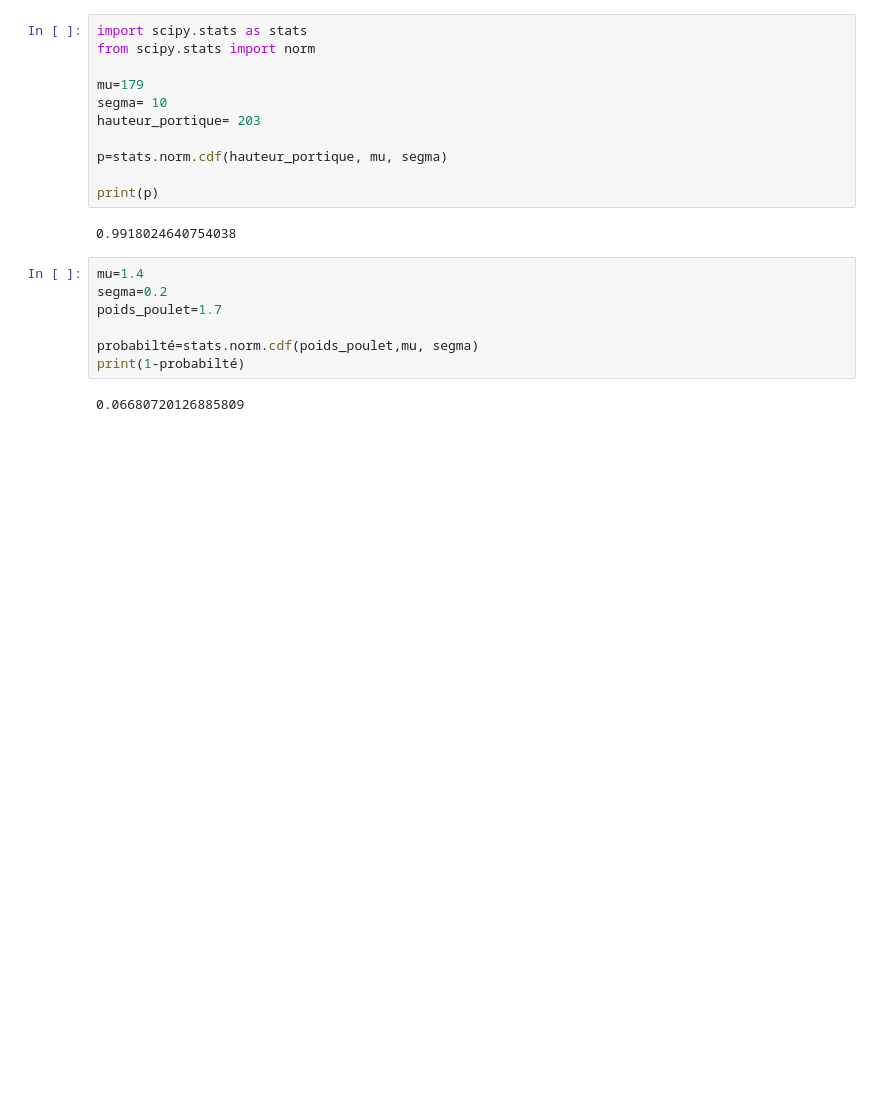
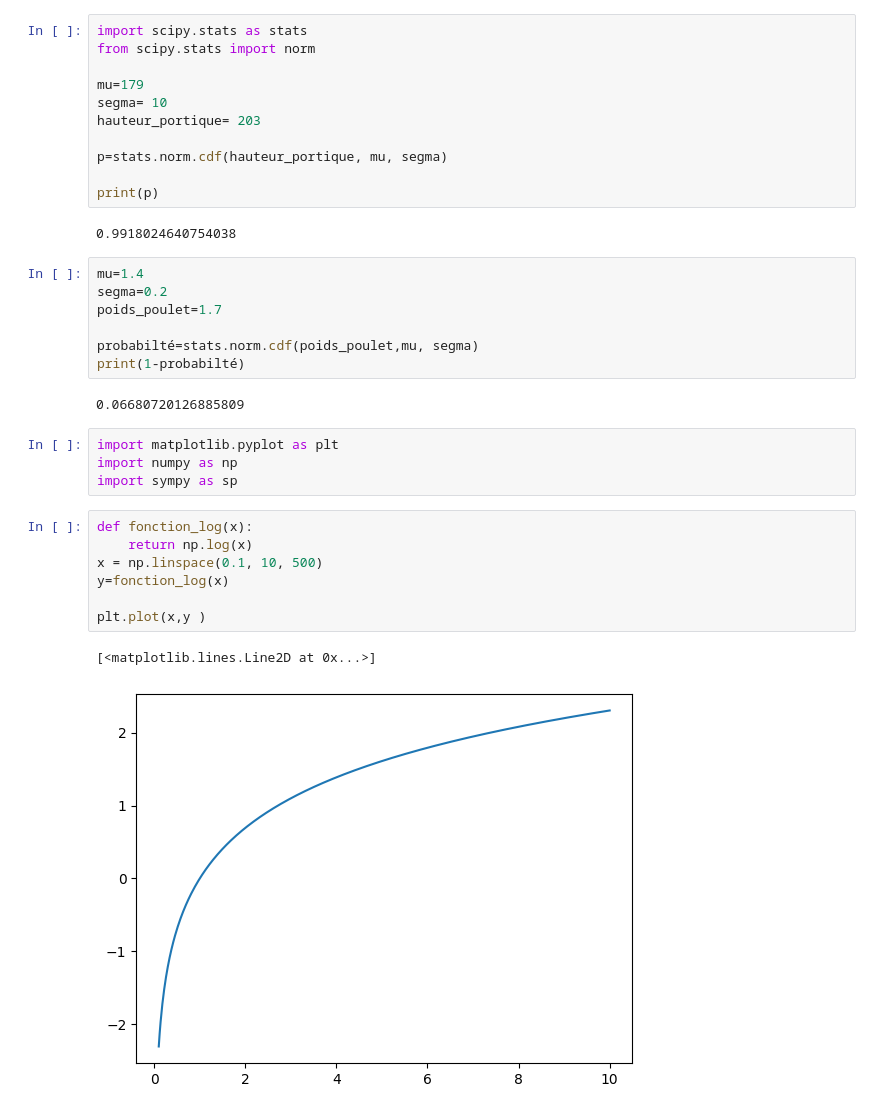
Before and after one commit to Dev-IA-P5-2027/samya.taqi, a Jupyter notebook: mathpython/math.ipynb, the cells around one changed output. Saved outputs shown, nothing was run; the diff lists cells and outputs as text; blank space fills up the shorter version.

```diff
--- a/mathpython/math.ipynb
+++ b/mathpython/math.ipynb
@@ -59,3 +59,17 @@ probabilté=stats.norm.cdf(poids_poulet,mu, segma)
 print(1-probabilté)
 # %% [output]
 0.06680720126885809
+# %%
+import matplotlib.pyplot as plt
+import numpy as np
+import sympy as sp
+# %%
+def fonction_log(x):
+    return np.log(x)
+x = np.linspace(0.1, 10, 500)
+y=fonction_log(x)
+
+plt.plot(x,y )
+# %% [output]
+[<matplotlib.lines.Line2D at 0x...>]
+[figure, added]
```
Also changed, not shown: parts of 30 cells of this notebook, 17 other files.
